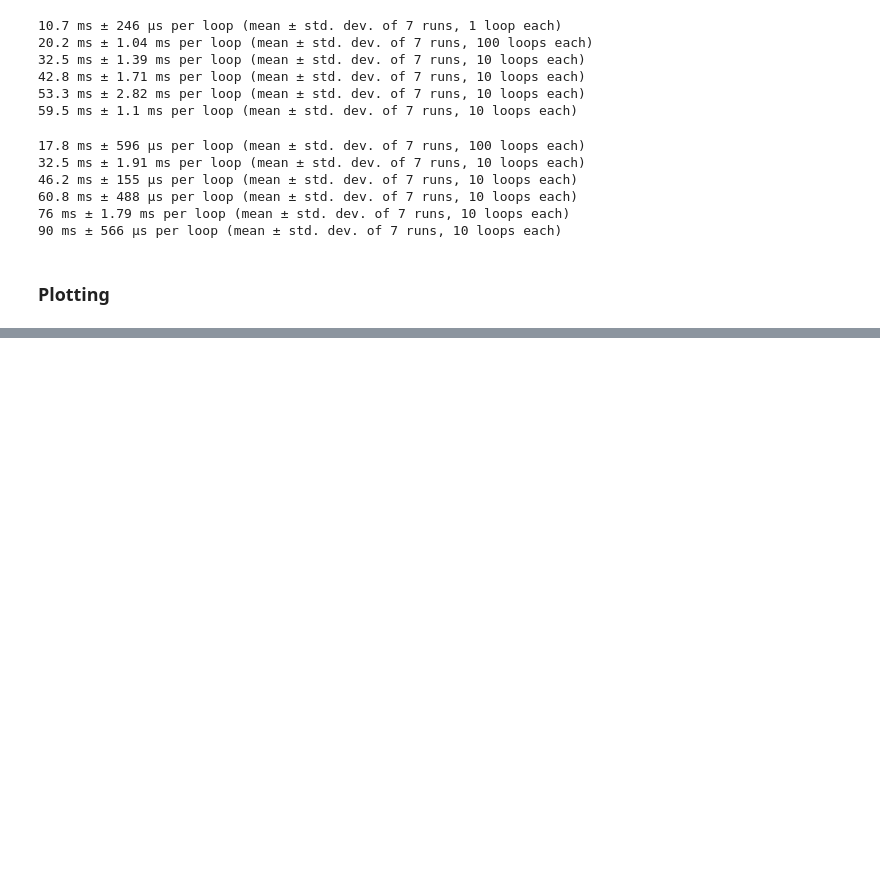
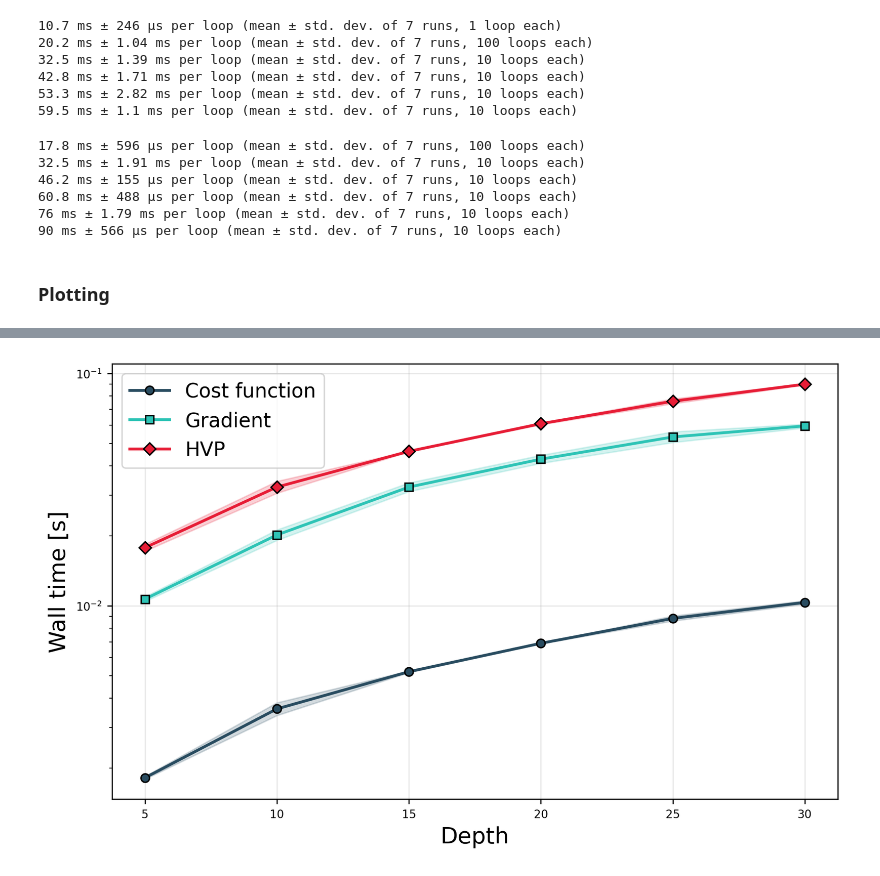
Before and after one commit to EmilianoG-byte/iqm-benchmarks, a Jupyter notebook: playground/aps_presentation/complexity_comparison.ipynb, the cells around one changed output, grey strips where cells are left out. Drawn from its saved outputs; the diff is of its cells as text; code cells hidden in the pictures; blank space fills up the shorter version.

Commit message:
APS presentation: add plotting function for different sets of wall times | use it for JIT comparison

```diff
--- a/playground/aps_presentation/complexity_comparison.ipynb
+++ b/playground/aps_presentation/complexity_comparison.ipynb
@@ -437,3 +439,16 @@ plot_wall_time(
+# %%
+plot_wall_time(
+    time_data=wall_times_depths,
+    x_values=depth_list,
+    xlabel="Depth",
+    logscale="y",
+    title=None,
+    label_fontsize=16,
+    legend_fontsize=14,
+    legend_loc="upper left"
+)
+# %% [output]
+[figure, added]
 # %%
 cost_fn_times_depths = [time[0] for time in tuples_cost_depths]
 wall_times_depths_2 = {
```
Also changed, not shown: parts of 42 cells of this notebook, 1 other file.
